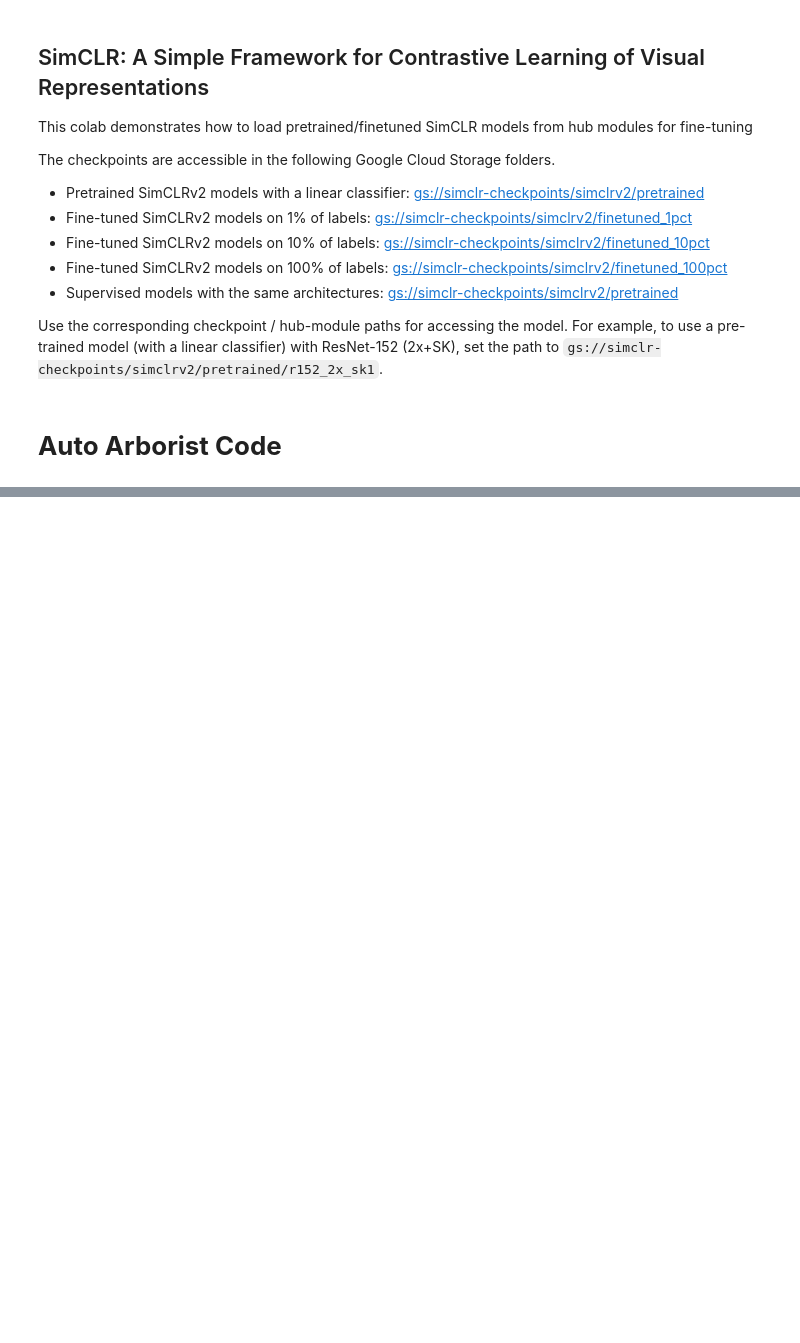
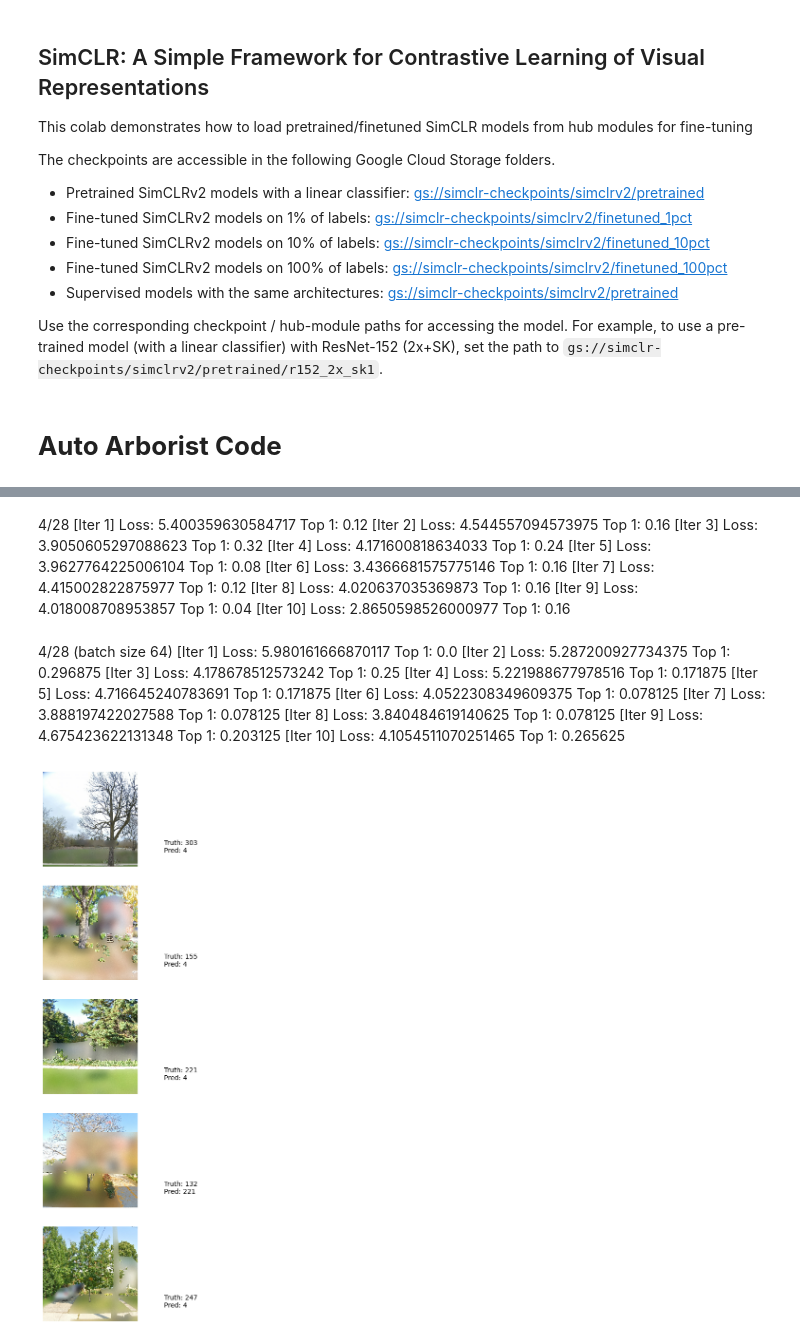
Before and after one commit to larissabooth/cv_project, a Jupyter notebook: project_finetuning.ipynb, the cells around one changed output, grey strips where cells are left out. Drawn from its saved outputs; the diff is of its cells as text; code cells hidden in the pictures; blank space fills up the shorter version.

```diff
--- a/project_finetuning.ipynb
+++ b/project_finetuning.ipynb
@@ -665,45 +732,39 @@ class LARSOptimizer(tf.train.Optimizer):
 # %%
 #@title Load tensorflow datasets: we use tensorflow flower dataset as an example
 features = {
-      'tree/city':
-          tf.io.FixedLenFeature((), tf.string),
-      'tree/id':
-          tf.io.FixedLenFeature((), tf.string),
-      'tree/idx':
-          tf.io.FixedLenFeature((), tf.string),
       'tree/genus/label':
           tf.io.FixedLenFeature((), tf.int64),
-      'tree/genus/genus':
-          tf.io.FixedLenFeature((), tf.string),
-      'tree/latitude':
-          tf.io.FixedLenFeature((), tf.float32),
-      'tree/longitude':
-          tf.io.FixedLenFeature((), tf.float32),
-      'aerial/encoded': tf.io.FixedLenFeature((), tf.string),
       'streetlevel/encoded': tf.io.FixedLenFeature((), tf.string),
+      'streetlevel/center/x': tf.io.FixedLenFeature((), tf.int64),
+      'streetlevel/center/y': tf.io.FixedLenFeature((), tf.int64),
   }
-def get_paths(type, city):
+def get_paths(type, city, r=25):
   pth = "/content/drive/My Drive/computer_vision_project/data/"+city+"/"
   images = []
   labels = []
   paths = []
-  for i in range(25):
+  for i in range(r):
     str_i = str(i) if i >= 10 else "0"+str(i)
     filename = f'{type}-000{str_i}-of-00025'
     path = pth+filename
     paths.append(path)
   return paths
+
 def _preprocess(record):
   example = tf.io.parse_single_example(record, features)
   ret = {}
   ret["image"] = tf.image.decode_jpeg(example['streetlevel/encoded'])
   # print(ret["image"].dtype)
-  ret['image'] = preprocess_image(ret['image'], 1152, 768, is_training=False, color_distort=False)
   ret["label"] = example['tree/genus/label']
+  ret["center_x"] =  example['streetlevel/center/x']
+  ret["center_y"] =  example['streetlevel/center/y']
+  ret['image'] = preprocess_image(ret['image'], 225, 225, (ret["center_x"], ret["center_y"]), is_training=True, color_distort=False)
   return ret
-paths = get_paths("train", "bloomington")
-batch_size = 25
+
+paths = get_paths("train", "cambridge",r=2)
+batch_size = 10 #128 is the value from Beery paper
 dataset = tf.data.TFRecordDataset(paths).map(_preprocess)
+# print(get_count(dataset))
 dataset = dataset.batch(batch_size)
 x = tf.data.make_one_shot_iterator(dataset).get_next()
 num_images = 600
@@ -725,7 +788,10 @@ num_classes = 344
 # %%
 #@title Load module and construct the computation graph
 
-learning_rate = 0.1
+# learning_rate = 0.1
+learning_rate = tf.train.piecewise_constant(tf.train.get_or_create_global_step(),
+                                             boundaries=[1,5],
+                                             values=[0.0, 0.01, 0.001])
 momentum = 0.9
 weight_decay = 0.
 
@@ -770,7 +836,7 @@ sess.run(tf.global_variables_initializer())
 # %%
 #@title We fine-tune the new *linear layer* for just a few iterations.
 
-total_iterations = 10
+total_iterations = 6 #one warmup at 0 learning rate
 
 for it in range(total_iterations):
   _, loss, image, logits, labels = sess.run((train_op, loss_t, x['image'], logits_t, x['label']))
@@ -781,9 +854,35 @@ for it in range(total_iterations):
+# %% [markdown]
+4/28
+[Iter 1] Loss: 5.400359630584717 Top 1: 0.12
+[Iter 2] Loss: 4.544557094573975 Top 1: 0.16
+[Iter 3] Loss: 3.9050605297088623 Top 1: 0.32
+[Iter 4] Loss: 4.171600818634033 Top 1: 0.24
+[Iter 5] Loss: 3.9627764225006104 Top 1: 0.08
+[Iter 6] Loss: 3.4366681575775146 Top 1: 0.16
+[Iter 7] Loss: 4.415002822875977 Top 1: 0.12
+[Iter 8] Loss: 4.020637035369873 Top 1: 0.16
+[Iter 9] Loss: 4.018008708953857 Top 1: 0.04
+[Iter 10] Loss: 2.8650598526000977 Top 1: 0.16
+# %% [markdown]
+4/28 (batch size 64)
+[Iter 1] Loss: 5.980161666870117 Top 1: 0.0
+[Iter 2] Loss: 5.287200927734375 Top 1: 0.296875
+[Iter 3] Loss: 4.178678512573242 Top 1: 0.25
+[Iter 4] Loss: 5.221988677978516 Top 1: 0.171875
+[Iter 5] Loss: 4.716645240783691 Top 1: 0.171875
+[Iter 6] Loss: 4.0522308349609375 Top 1: 0.078125
+[Iter 7] Loss: 3.888197422027588 Top 1: 0.078125
+[Iter 8] Loss: 3.840484619140625 Top 1: 0.078125
+[Iter 9] Loss: 4.675423622131348 Top 1: 0.203125
+[Iter 10] Loss: 4.1054511070251465 Top 1: 0.265625
 # %%
 #@title Plot the images and predictions
 fig, axes = plt.subplots(5, 1, figsize=(15, 15))
 for i in range(5):
   axes[i].imshow(image[i])
   true_text = labels[i]
   pred_text = pred[i]
   axes[i].axis('off')
-  axes[i].text(256, 128, 'Truth: ' + str(true_text) + '\n' + 'Pred: ' + str(pred_text))
+  axes[i].text(288, 192, 'Truth: ' + str(true_text) + '\n' + 'Pred: ' + str(pred_text))
+# %% [output]
+[figure, added]
```
Also changed, not shown: parts of 5 cells of this notebook.
